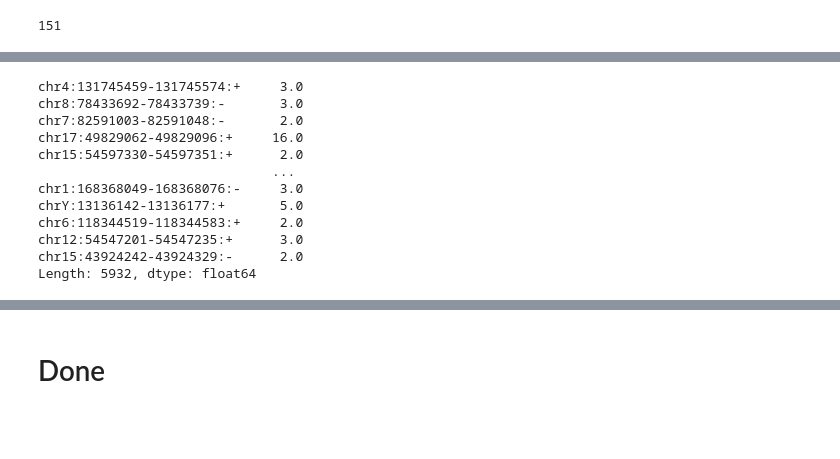
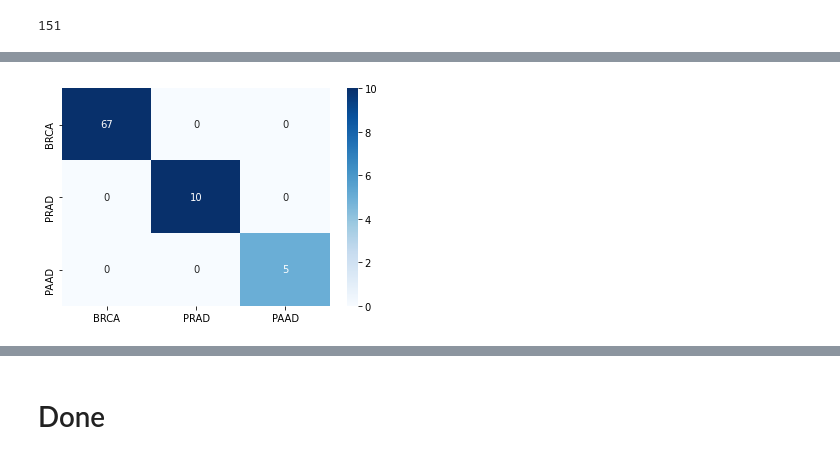
Before and after one commit to goodarzilab/Jeff, a Jupyter notebook: pancancer_oncRNA/serum/serum_oncRNA_analysis.ipynb, the cells around one changed output, grey strips where cells are left out. Cells and saved outputs as stored; diff of their text form; code cells hidden in the pictures; blank space fills up the shorter version.

```diff
--- a/pancancer_oncRNA/serum/serum_oncRNA_analysis.ipynb
+++ b/pancancer_oncRNA/serum/serum_oncRNA_analysis.ipynb
@@ -240,15 +283,4 @@ merged_bin_df[merged_bin_df.sum(axis=1) > 1]
-# %%
-merged_bin_df.sum(axis=1)
-# %% [output]
-chr4:131745459-131745574:+     3.0
-chr8:78433692-78433739:-       3.0
-chr7:82591003-82591048:-       2.0
-chr17:49829062-49829096:+     16.0
-chr15:54597330-54597351:+      2.0
-                              ...
-chr1:168368049-168368076:-     3.0
-chrY:13136142-13136177:+       5.0
-chr6:118344519-118344583:+     2.0
-chr12:54547201-54547235:+      3.0
-chr15:43924242-43924329:-      2.0
-Length: 5932, dtype: float64
+# %%
+con_plot = sns.heatmap(confusion_df, annot=True, vmax=10, cmap="Blues")
+# %% [output]
+[figure, added]
```
Also changed, not shown: parts of 21 cells of this notebook, 1 other file.
